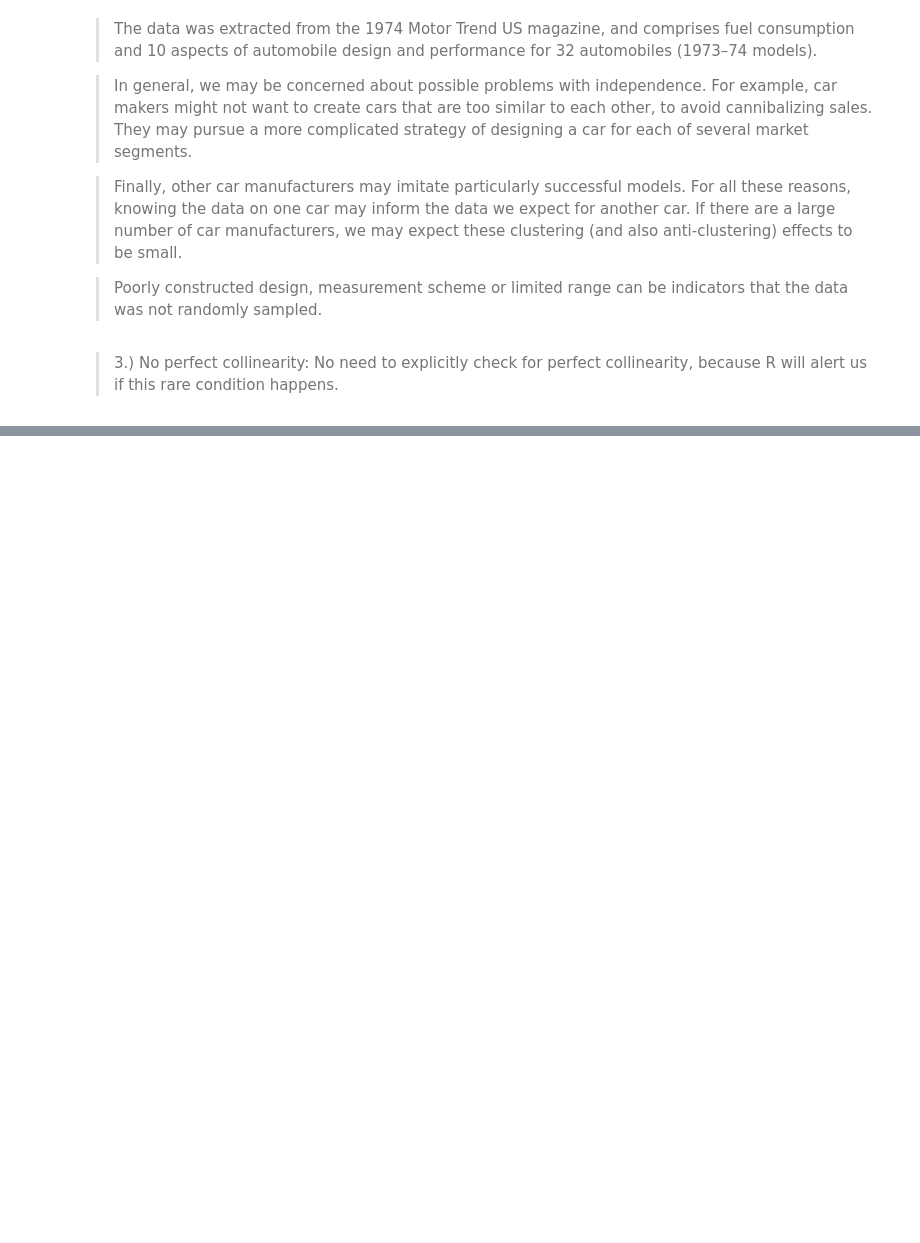
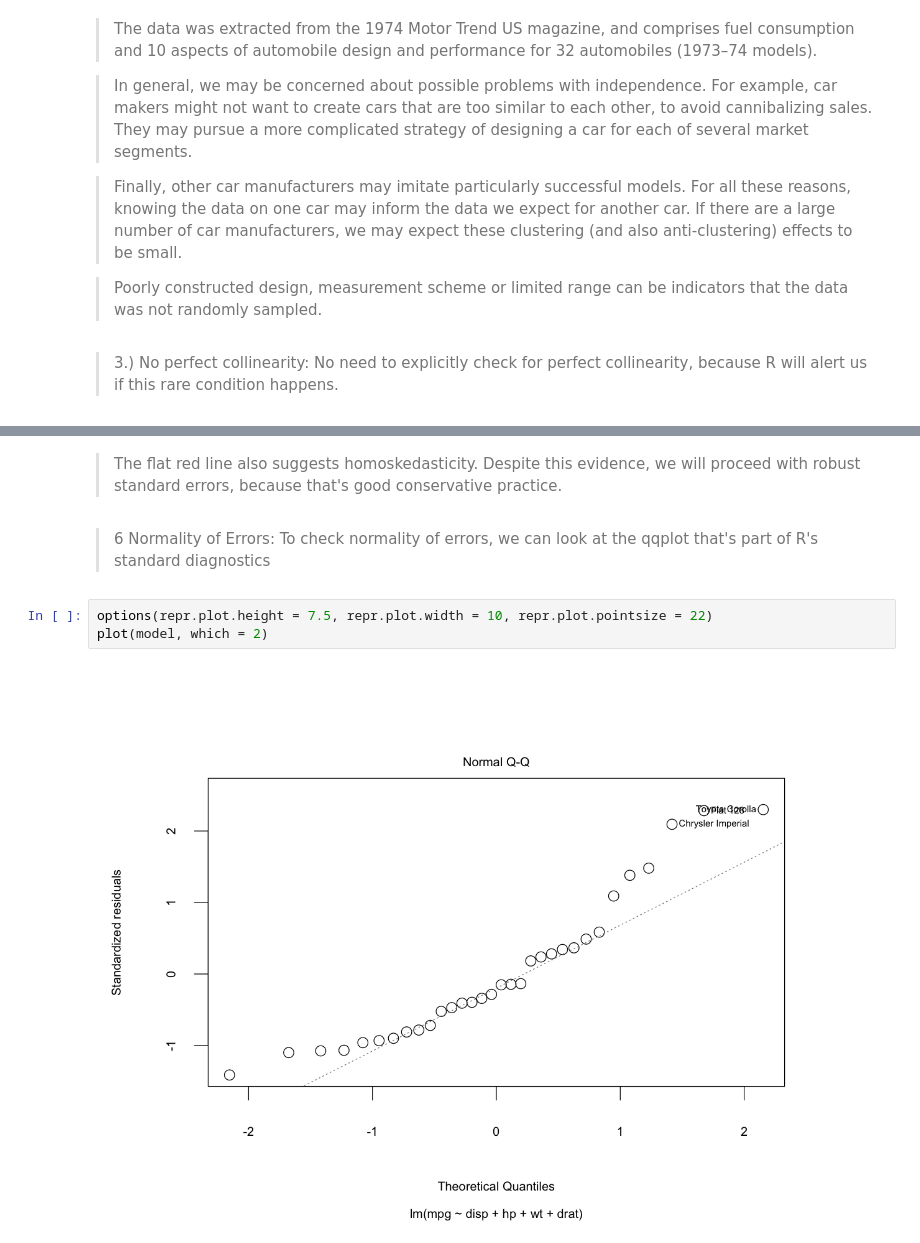
Before and after one commit to ansjory/W203_live_session_repo, a Jupyter notebook: unit_12/unit_12_ls_inst.ipynb, the cells around one changed output, grey strips where cells are left out. Drawn from its saved outputs; the diff is of its cells as text; blank space fills up the shorter version.

```diff
--- a/unit_12/unit_12_ls_inst.ipynb
+++ b/unit_12/unit_12_ls_inst.ipynb
@@ -136,0 +196,9 @@ data was not randomly sampled.
+# %% [markdown]
+> The flat red line also suggests homoskedasticity.  Despite this evidence, we will proceed with robust standard errors, because that's good conservative practice.
+# %% [markdown]
+> 6 Normality of Errors: To check normality of errors, we can look at the qqplot that's part of R's standard diagnostics
+# %%
+options(repr.plot.height = 7.5, repr.plot.width = 10, repr.plot.pointsize = 22)
+plot(model, which = 2)
+# %% [output]
+[figure, added]
```
Also changed, not shown: parts of 41 cells of this notebook, 4 other files.
